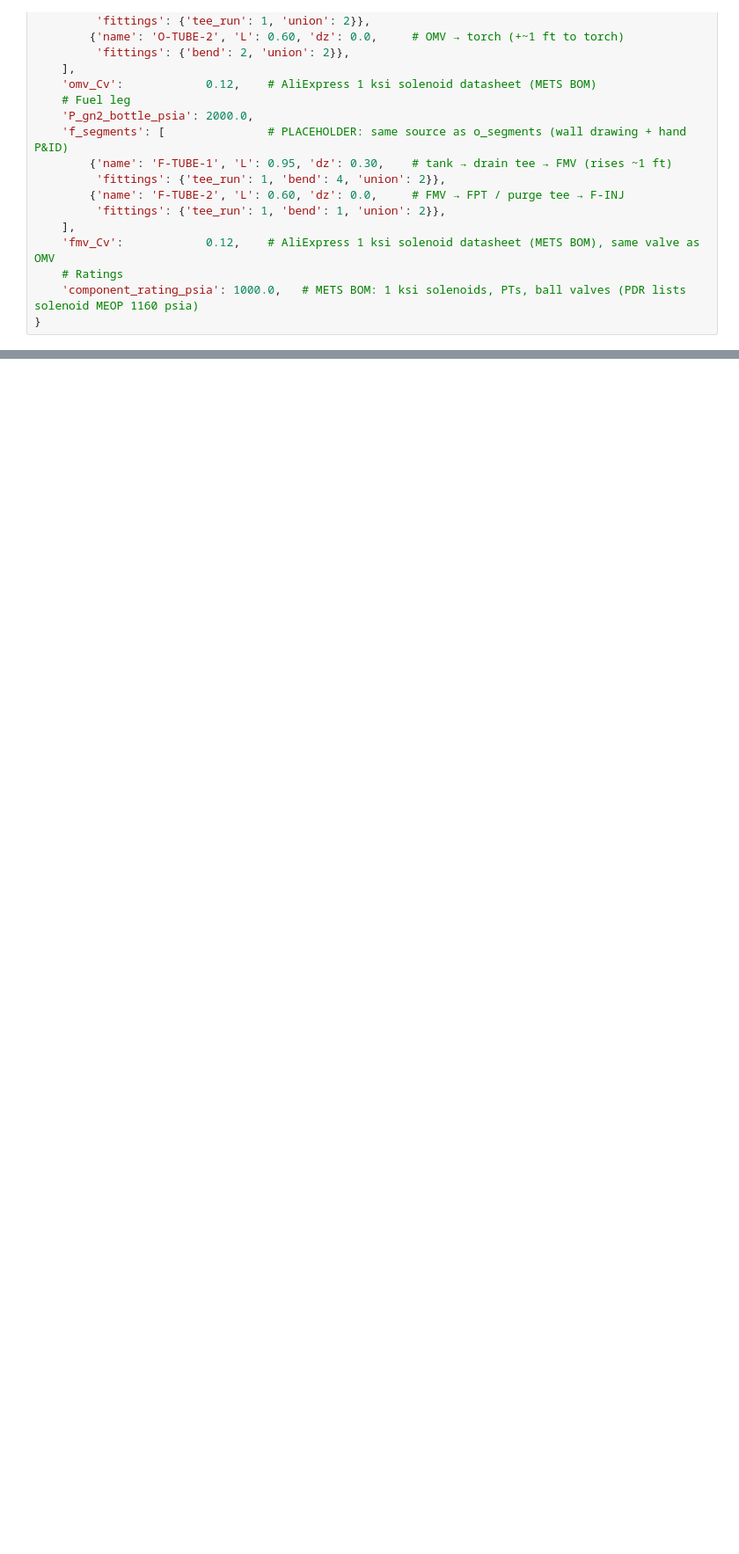
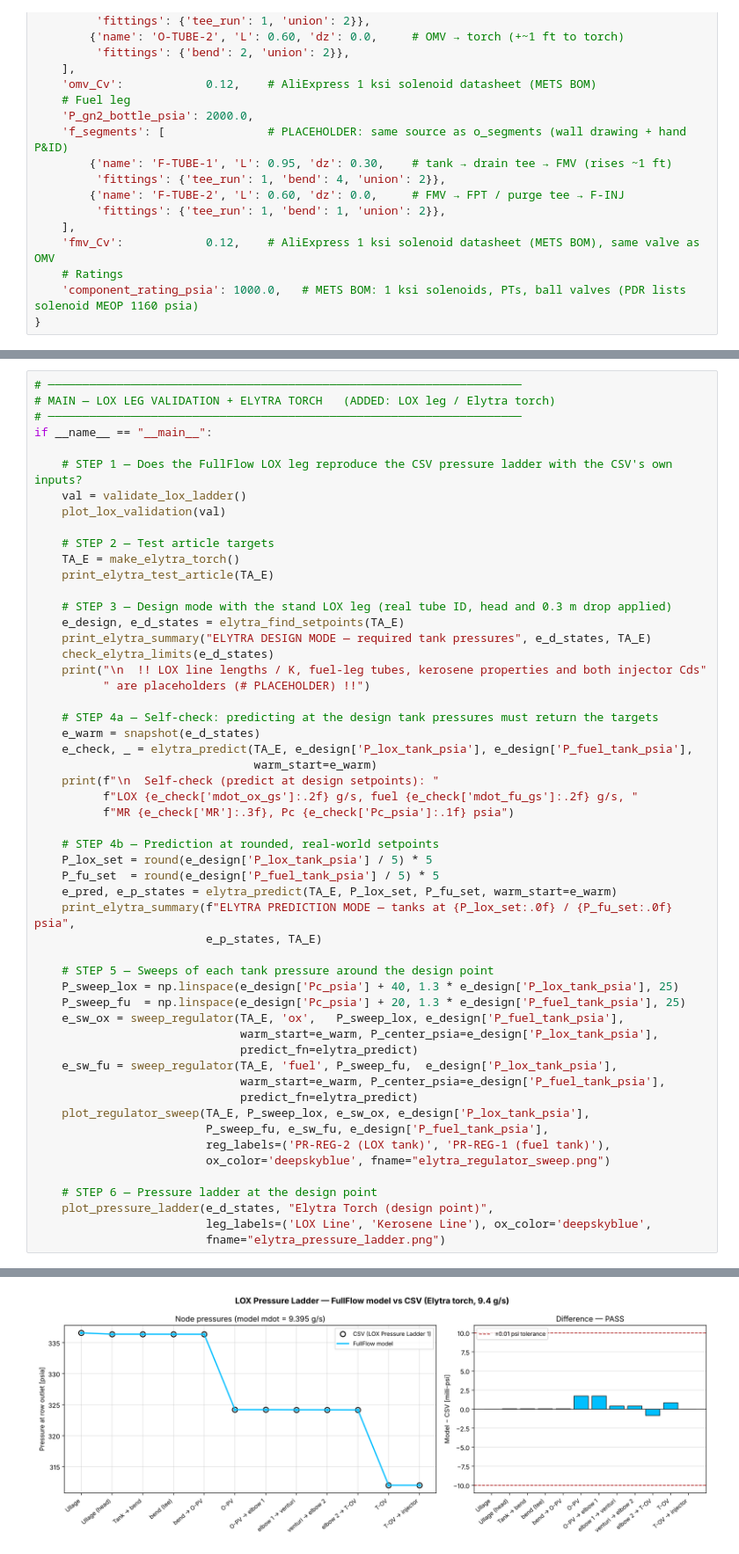
Before and after one commit to ryanyuan08/METS-Fluid-Model, a Jupyter notebook: fluid_model_NEW.ipynb, the cells around one changed output, grey strips where cells are left out. Shown at 88% size. Drawn from its saved outputs; the diff is of its cells as text; blank space fills up the shorter version.

```diff
--- a/fluid_model_NEW.ipynb
+++ b/fluid_model_NEW.ipynb
@@ -574,0 +1013,55 @@ if __name__ == "__main__":
+# %%
+# ─────────────────────────────────────────────────────────────────────
+# MAIN — LOX LEG VALIDATION + ELYTRA TORCH   (ADDED: LOX leg / Elytra torch)
+# ─────────────────────────────────────────────────────────────────────
+if __name__ == "__main__":
+
+    # STEP 1 — Does the FullFlow LOX leg reproduce the CSV pressure ladder with the CSV's own inputs?
+    val = validate_lox_ladder()
+    plot_lox_validation(val)
+
+    # STEP 2 — Test article targets
+    TA_E = make_elytra_torch()
+    print_elytra_test_article(TA_E)
+
+    # STEP 3 — Design mode with the stand LOX leg (real tube ID, head and 0.3 m drop applied)
+    e_design, e_d_states = elytra_find_setpoints(TA_E)
+    print_elytra_summary("ELYTRA DESIGN MODE — required tank pressures", e_d_states, TA_E)
+    check_elytra_limits(e_d_states)
+    print("\n  !! LOX line lengths / K, fuel-leg tubes, kerosene properties and both injector Cds"
+          " are placeholders (# PLACEHOLDER) !!")
+
+    # STEP 4a — Self-check: predicting at the design tank pressures must return the targets
+    e_warm = snapshot(e_d_states)
+    e_check, _ = elytra_predict(TA_E, e_design['P_lox_tank_psia'], e_design['P_fuel_tank_psia'],
+                                warm_start=e_warm)
+    print(f"\n  Self-check (predict at design setpoints): "
+          f"LOX {e_check['mdot_ox_gs']:.2f} g/s, fuel {e_check['mdot_fu_gs']:.2f} g/s, "
+          f"MR {e_check['MR']:.3f}, Pc {e_check['Pc_psia']:.1f} psia")
+
+    # STEP 4b — Prediction at rounded, real-world setpoints
+    P_lox_set = round(e_design['P_lox_tank_psia'] / 5) * 5
+    P_fu_set  = round(e_design['P_fuel_tank_psia'] / 5) * 5
+    e_pred, e_p_states = elytra_predict(TA_E, P_lox_set, P_fu_set, warm_start=e_warm)
+    print_elytra_summary(f"ELYTRA PREDICTION MODE — tanks at {P_lox_set:.0f} / {P_fu_set:.0f} psia",
+                         e_p_states, TA_E)
+
+    # STEP 5 — Sweeps of each tank pressure around the design point
+    P_sweep_lox = np.linspace(e_design['Pc_psia'] + 40, 1.3 * e_design['P_lox_tank_psia'], 25)
+    P_sweep_fu  = np.linspace(e_design['Pc_psia'] + 20, 1.3 * e_design['P_fuel_tank_psia'], 25)
+    e_sw_ox = sweep_regulator(TA_E, 'ox',   P_sweep_lox, e_design['P_fuel_tank_psia'],
+                              warm_start=e_warm, P_center_psia=e_design['P_lox_tank_psia'],
+                              predict_fn=elytra_predict)
+    e_sw_fu = sweep_regulator(TA_E, 'fuel', P_sweep_fu,  e_design['P_lox_tank_psia'],
+                              warm_start=e_warm, P_center_psia=e_design['P_fuel_tank_psia'],
+                              predict_fn=elytra_predict)
+    plot_regulator_sweep(TA_E, P_sweep_lox, e_sw_ox, e_design['P_lox_tank_psia'],
+                         P_sweep_fu, e_sw_fu, e_design['P_fuel_tank_psia'],
+                         reg_labels=('PR-REG-2 (LOX tank)', 'PR-REG-1 (fuel tank)'),
+                         ox_color='deepskyblue', fname="elytra_regulator_sweep.png")
+
+    # STEP 6 — Pressure ladder at the design point
+    plot_pressure_ladder(e_d_states, "Elytra Torch (design point)",
+                         leg_labels=('LOX Line', 'Kerosene Line'), ox_color='deepskyblue',
+                         fname="elytra_pressure_ladder.png")
+# %% [output]
@@ -574,0 +1085 @@ if __name__ == "__main__":
+[figure, added]
```
Also changed, not shown: parts of 10 cells of this notebook, 4 other files.
